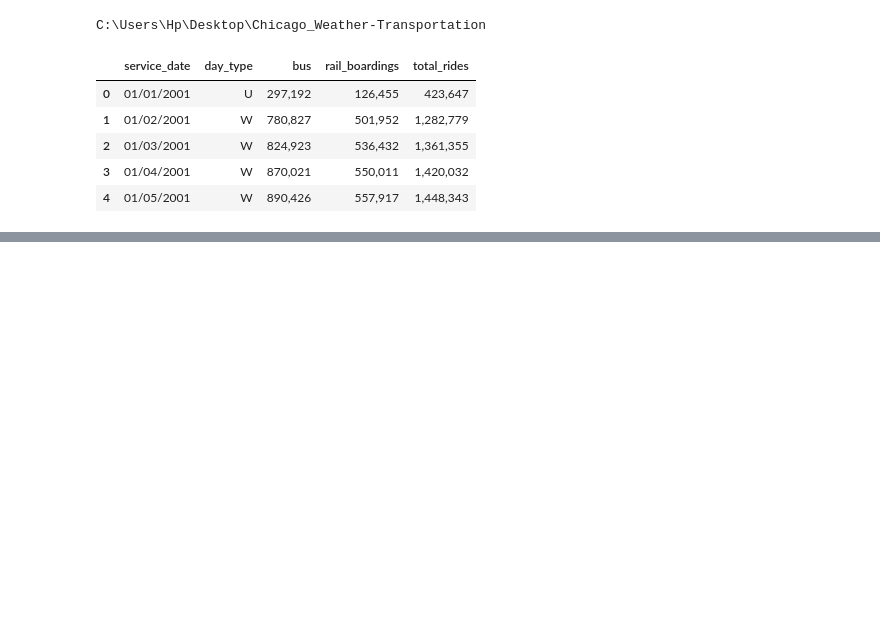
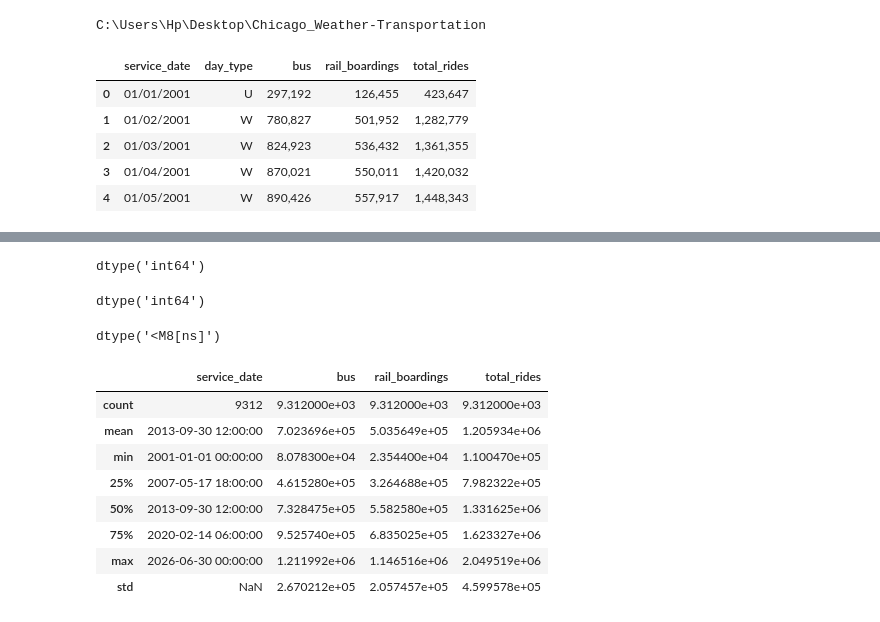
Before and after one commit to OrikG-bit/Chicago_Weather-Transportation, a Jupyter notebook: notebooks/01_transportation_bus_rail_total.ipynb, the cells around one changed output, grey strips where cells are left out. Saved outputs shown, nothing was run; the diff lists cells and outputs as text; code cells hidden in the pictures; blank space fills up the shorter version.

```diff
--- a/notebooks/01_transportation_bus_rail_total.ipynb
+++ b/notebooks/01_transportation_bus_rail_total.ipynb
@@ -26,0 +112,8 @@ df.head(5)
+# %%
+df["total_rides"].dtype
+# %% [output]
+dtype('int64')
+# %%
+df["rail_boardings"].dtype
+# %% [output]
+dtype('int64')
@@ -26,0 +122,16 @@ df.head(5)
+# %%
+df["service_date"].dtype
+# %% [output]
+dtype('<M8[ns]')
+# %%
+df.describe()
+# %% [output]
+|  | service_date | bus | rail_boardings | total_rides |
+| count | 9312 | 9.312000e+03 | 9.312000e+03 | 9.312000e+03 |
+| mean | 2013-09-30 12:00:00 | 7.023696e+05 | 5.035649e+05 | 1.205934e+06 |
+| min | 2001-01-01 00:00:00 | 8.078300e+04 | 2.354400e+04 | 1.100470e+05 |
+| 25% | 2007-05-17 18:00:00 | 4.615280e+05 | 3.264688e+05 | 7.982322e+05 |
+| 50% | 2013-09-30 12:00:00 | 7.328475e+05 | 5.582580e+05 | 1.331625e+06 |
+| 75% | 2020-02-14 06:00:00 | 9.525740e+05 | 6.835025e+05 | 1.623327e+06 |
+| max | 2026-06-30 00:00:00 | 1.211992e+06 | 1.146516e+06 | 2.049519e+06 |
+| std | NaN | 2.670212e+05 | 2.057457e+05 | 4.599578e+05 |
```
Also changed, not shown: parts of 21 cells of this notebook.
